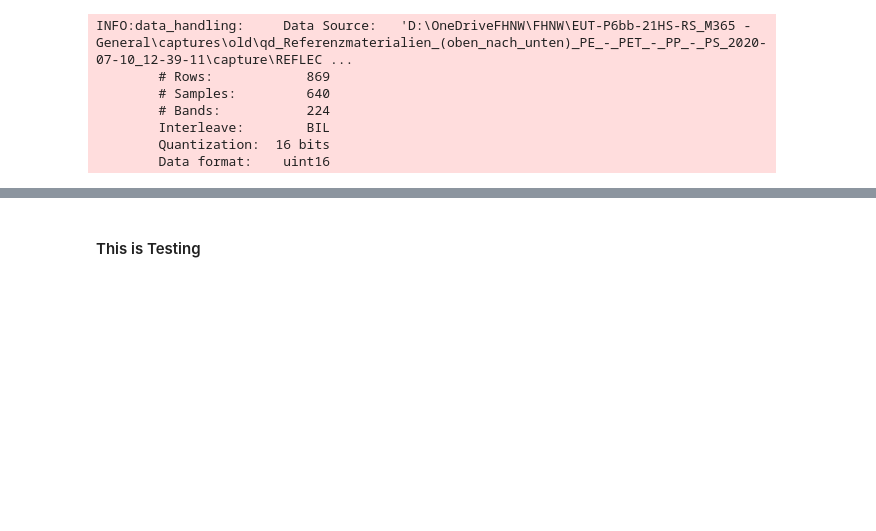
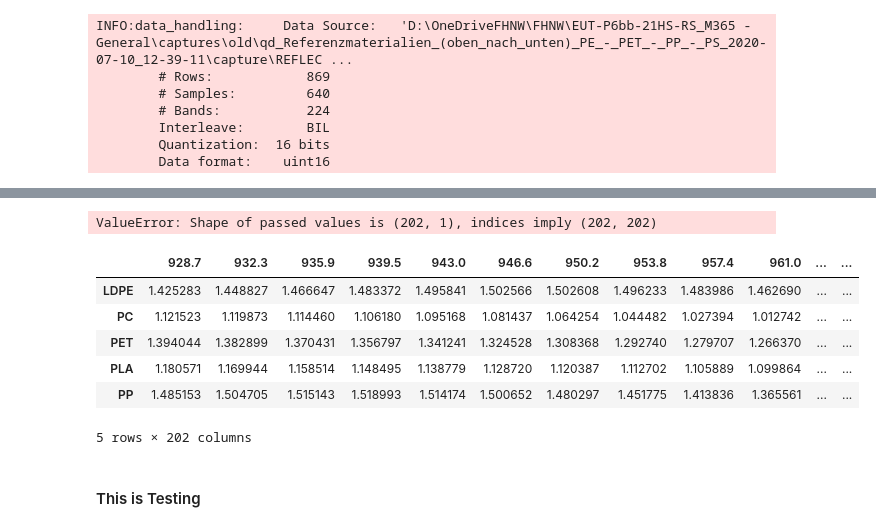
Before and after one commit to rschre/p6-hsi-compost-plastics, a Jupyter notebook: documentation.ipynb, the cells around one changed output, grey strips where cells are left out. Saved outputs shown, nothing was run; the diff lists cells and outputs as text; code cells hidden in the pictures; blank space fills up the shorter version.

```diff
--- a/documentation.ipynb
+++ b/documentation.ipynb
@@ -30,0 +330,17 @@ from data_handling import get_2d_roi, display_roi_rectangle
+# %%
+df_references = pd.read_csv("processed_data\mean_reference_plastics.csv", sep="\t", index_col=[0])
+# %%
+np_mean = np.mean(roi_data, axis=0)
+df_mean = pd.DataFrame(np_mean, columns=COLUMN_NAMES)
+# %% [output]
+ValueError: Shape of passed values is (202, 1), indices imply (202, 202)
+# %%
+df_references.head()
+# %% [output]
+|  | 928.7 | 932.3 | 935.9 | 939.5 | 943.0 | 946.6 | 950.2 | 953.8 | 957.4 | 961.0 | ... | ... |
+| LDPE | 1.425283 | 1.448827 | 1.466647 | 1.483372 | 1.495841 | 1.502566 | 1.502608 | 1.496233 | 1.483986 | 1.462690 | ... | ... |
+| PC | 1.121523 | 1.119873 | 1.114460 | 1.106180 | 1.095168 | 1.081437 | 1.064254 | 1.044482 | 1.027394 | 1.012742 | ... | ... |
+| PET | 1.394044 | 1.382899 | 1.370431 | 1.356797 | 1.341241 | 1.324528 | 1.308368 | 1.292740 | 1.279707 | 1.266370 | ... | ... |
+| PLA | 1.180571 | 1.169944 | 1.158514 | 1.148495 | 1.138779 | 1.128720 | 1.120387 | 1.112702 | 1.105889 | 1.099864 | ... | ... |
+| PP | 1.485153 | 1.504705 | 1.515143 | 1.518993 | 1.514174 | 1.500652 | 1.480297 | 1.451775 | 1.413836 | 1.365561 | ... | ... |
+5 rows × 202 columns
```
Also changed, not shown: parts of 36 cells of this notebook, 3 other files.
